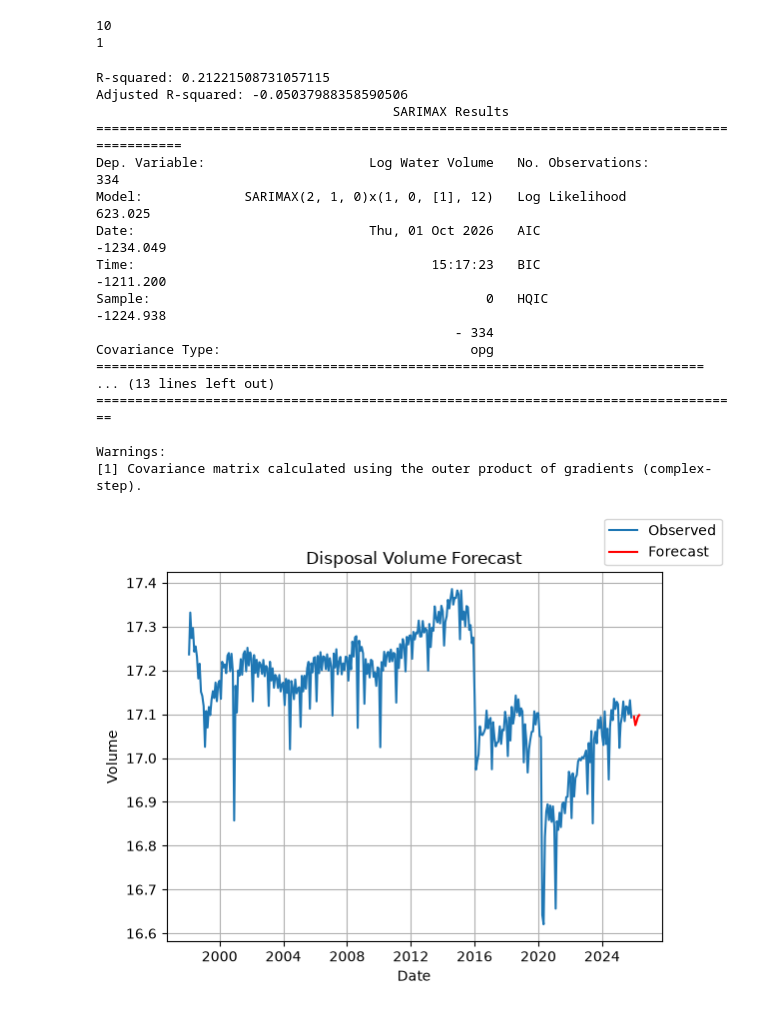
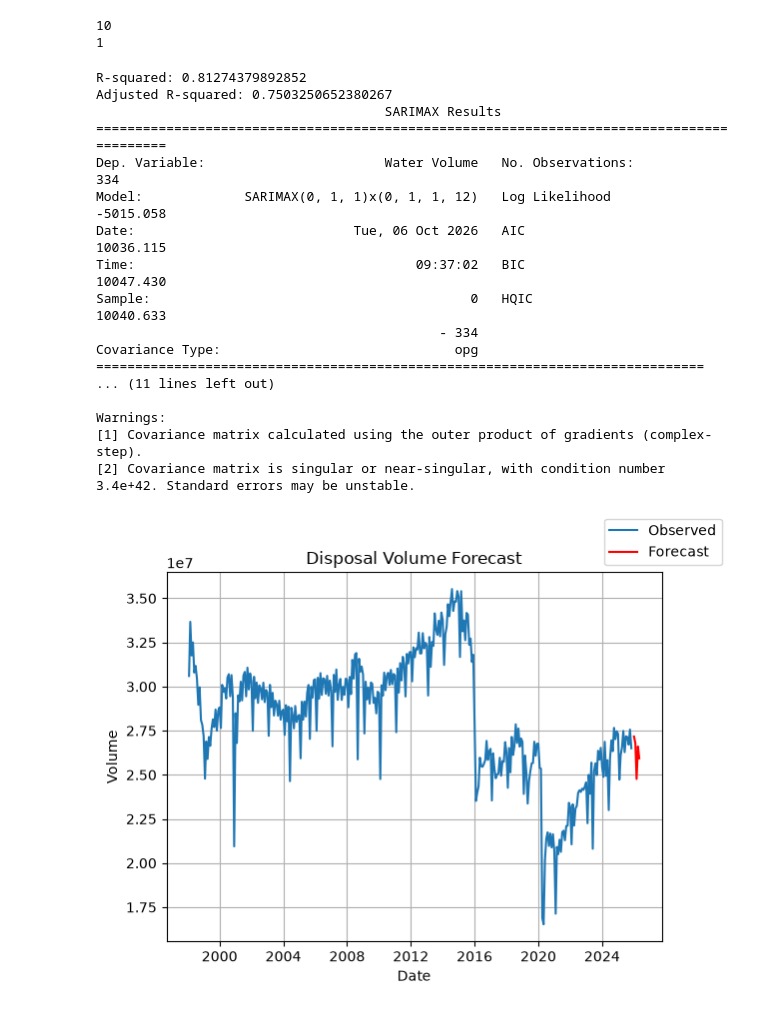
Before and after one commit to L0GN82/SARIMA, a Jupyter notebook: SARIMA with EXO.ipynb, the cells around one changed output. Cells and saved outputs as stored; diff of their text form; code cells hidden in the pictures.

```diff
--- a/SARIMA with EXO.ipynb
+++ b/SARIMA with EXO.ipynb
@@ -80,11 +80,11 @@ monthly_water_vols["Lagged Price"] = monthly_water_vols["Price"].shift(1)
 monthly_water_vols["Log Lagged Water Volume"] = np.log1p(monthly_water_vols["Lagged Water Volume"])
 
 #making a subset the subset for 28 year forecast
-mask = (monthly_water_vols['Date'] >= '1998-01-02') & (monthly_water_vols['Date'] <= '2026-05-01')
+mask = (monthly_water_vols['Date'] >= '1998-02-01') & (monthly_water_vols['Date'] <= '2026-05-01')
 large_subset = monthly_water_vols[mask]
 
 #Assigning Training data set
-training_mask = (large_subset['Date'] >= '1998-01-02') & (large_subset['Date'] < '2025-12-01')
+training_mask = (large_subset['Date'] >= '1998-02-01') & (large_subset['Date'] < '2025-12-01')
 large_training = large_subset[training_mask]
 
 #Assigning Validation data
@@ -97,12 +97,12 @@ mask = (monthly_water_vols['Date'] >= '2021-01-01') & (monthly_water_vols['Date'
 small_subset = monthly_water_vols[mask]
 
 #Assigning Training data set
-training_mask = (small_subset['Date'] >= '2021-01-01') & (small_subset['Date'] <= '2025-09-01')
+training_mask = (small_subset['Date'] >= '2021-01-01') & (small_subset['Date'] <= '2025-12-01')
 small_training = small_subset[training_mask]
 
 #Assigning Validation data
-validation_mask = (small_subset['Date'] >= '2025-10-01') & (small_subset['Date'] <= '2026-05-01')
+validation_mask = (small_subset['Date'] >= '2026-01-01') & (small_subset['Date'] <= '2026-05-01')
 small_validation = small_subset[validation_mask]
 
-large_training.head()
+small_training.head()
 # %% [output]
@@ -282,53 +284,50 @@ print(testing_df.shape[1])
 10
 1
 # %%
-#Using the SARIMAX model with the exogenous variables
-
-#SARIMAX model takes in the training data with two exogenous variables
+#Using the SARIMAX model with endogenous variable Water Volume
 model = SARIMAX(
-    large_training['Log Water Volume'],
-    exog = large_training[["Barrels"]],
-    order = (2,1,0),
-    seasonal_order = (1,0,1,12)
+    large_training['Water Volume'],
+    order = (0,1,1),
+    seasonal_order = (0,1,1,12)
 
 )
 results = model.fit()
 forecast_periods = len(large_validation)
-forecast = results.forecast(forecast_periods, exog = large_validation[["Barrels"]])
-r_squared = R_squared(large_validation['Log Water Volume'], forecast)
-adjusted = adj_R_squared(large_validation["Log Water Volume"], forecast, testing_df)
+forecast = results.forecast(forecast_periods)
+r_squared = R_squared(large_validation['Water Volume'], forecast)
+adjusted = adj_R_squared(large_validation["Water Volume"], forecast, testing_df)
 
 
 print(f'R-squared: {r_squared}')
 print(f'Adjusted R-squared: {adjusted}')
 print(results.summary())
 
 fig, ax = plt.subplots()
-ax.plot(large_training['Date'], large_training['Log Water Volume'], label='Observed')
+ax.plot(large_training['Date'], large_training['Water Volume'], label='Observed')
 ax.plot(large_validation['Date'], forecast, label='Forecast', color='red')
 ax.set_title("Disposal Volume Forecast")
 ax.set_xlabel("Date")
 ax.set_ylabel("Volume")
 ax.grid()
 fig.legend()
 fig.show()
 # %% [output]
-R-squared: 0.21221508731057115
-Adjusted R-squared: -0.05037988358590506
-                                      SARIMAX Results
-============================================================================================
-Dep. Variable:                     Log Water Volume   No. Observations:                  334
-Model:             SARIMAX(2, 1, 0)x(1, 0, [1], 12)   Log Likelihood                 623.025
-Date:                              Thu, 01 Oct 2026   AIC                          -1234.049
-Time:                                      15:17:23   BIC                          -1211.200
-Sample:                                           0   HQIC                         -1224.938
-                                              - 334
-Covariance Type:                                opg
+R-squared: 0.81274379892852
+Adjusted R-squared: 0.7503250652380267
+                                     SARIMAX Results
+==========================================================================================
+Dep. Variable:                       Water Volume   No. Observations:                  334
+Model:             SARIMAX(0, 1, 1)x(0, 1, 1, 12)   Log Likelihood               -5015.058
+Date:                            Tue, 06 Oct 2026   AIC                          10036.115
+Time:                                    09:37:02   BIC                          10047.430
+Sample:                                         0   HQIC                         10040.633
+                                            - 334
+Covariance Type:                              opg
 ==============================================================================
-... (13 lines left out)
-===================================================================================
+... (11 lines left out)
 
 Warnings:
 [1] Covariance matrix calculated using the outer product of gradients (complex-step).
+[2] Covariance matrix is singular or near-singular, with condition number 3.4e+42. Standard errors may be unstable.
-[figure, old version]
+[figure, new version]
 # %%
```
Also changed, not shown: parts of 24 cells of this notebook.
